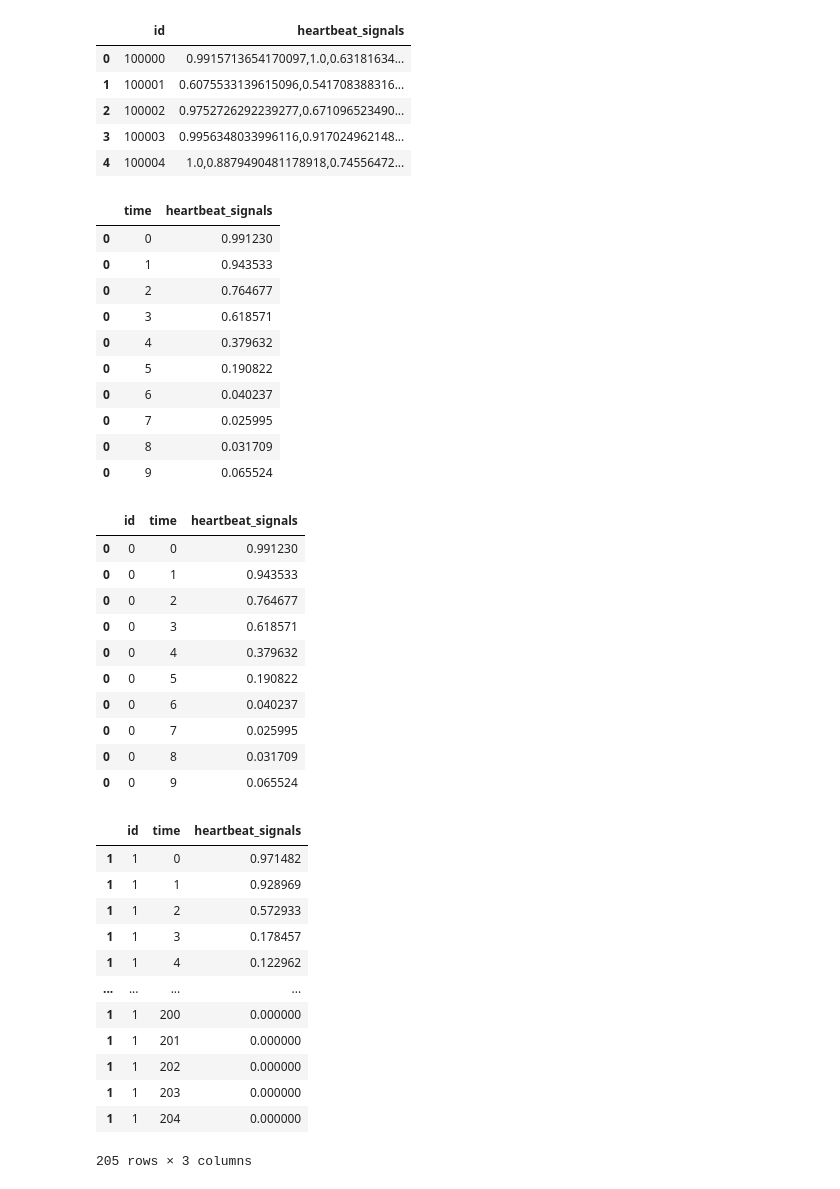
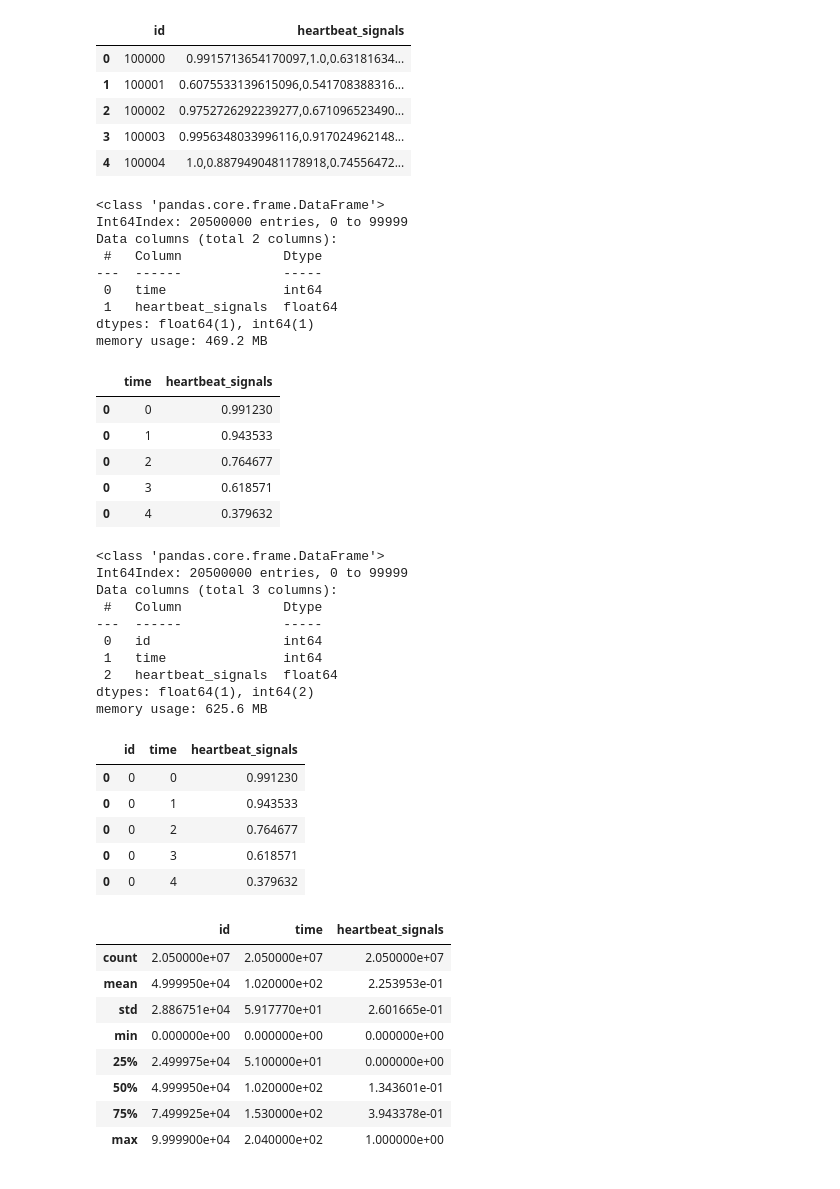
Before and after one commit to buaamse/ml, a Jupyter notebook: heartbeat_features.ipynb, the cells around one changed output. Drawn from its saved outputs; the diff is of its cells as text; code cells hidden in the pictures.

```diff
--- a/heartbeat_features.ipynb
+++ b/heartbeat_features.ipynb
@@ -83,20 +82,24 @@ train_heartbeat_df = train_heartbeat_df.set_index("level_0")
 train_heartbeat_df.index.name = None
 train_heartbeat_df.rename(columns={"level_1":"time", 0:"heartbeat_signals"}, inplace=True)
 train_heartbeat_df['heartbeat_signals'] = train_heartbeat_df['heartbeat_signals'].astype(float)
-
-train_heartbeat_df.head(10)
+train_heartbeat_df.info()
+train_heartbeat_df.head()
 # %% [output]
+<class 'pandas.core.frame.DataFrame'>
+Int64Index: 20500000 entries, 0 to 99999
+Data columns (total 2 columns):
+ #   Column             Dtype
+---  ------             -----
+ 0   time               int64
+ 1   heartbeat_signals  float64
+dtypes: float64(1), int64(1)
+memory usage: 469.2 MB
 |  | time | heartbeat_signals |
 | 0 | 0 | 0.991230 |
 | 0 | 1 | 0.943533 |
 | 0 | 2 | 0.764677 |
 | 0 | 3 | 0.618571 |
 | 0 | 4 | 0.379632 |
-| 0 | 5 | 0.190822 |
-| 0 | 6 | 0.040237 |
-| 0 | 7 | 0.025995 |
-| 0 | 8 | 0.031709 |
-| 0 | 9 | 0.065524 |
 # %%
 # 将处理后的心电特征加入到训练数据中，同时将训练数据label列单独存储
 # data_train_label = data_train['label']
@@ -108,36 +111,38 @@ data_train_label = data_train['label']
 data_train = data_train.drop(['label'], axis=1)
 data_train = data_train.drop(['heartbeat_signals'], axis=1)
 data_train = data_train.join(train_heartbeat_df)
-
-data_train.head(10)
+data_train.info()
+data_train.head()
 # %% [output]
+<class 'pandas.core.frame.DataFrame'>
+Int64Index: 20500000 entries, 0 to 99999
+Data columns (total 3 columns):
+ #   Column             Dtype
+---  ------             -----
+ 0   id                 int64
+ 1   time               int64
+ 2   heartbeat_signals  float64
+dtypes: float64(1), int64(2)
+memory usage: 625.6 MB
 |  | id | time | heartbeat_signals |
 | 0 | 0 | 0 | 0.991230 |
 | 0 | 0 | 1 | 0.943533 |
 | 0 | 0 | 2 | 0.764677 |
 | 0 | 0 | 3 | 0.618571 |
 | 0 | 0 | 4 | 0.379632 |
-| 0 | 0 | 5 | 0.190822 |
-| 0 | 0 | 6 | 0.040237 |
-| 0 | 0 | 7 | 0.025995 |
-| 0 | 0 | 8 | 0.031709 |
-| 0 | 0 | 9 | 0.065524 |
 # %%
 data_train[data_train["id"]==1]
+data_train.describe()
 # %% [output]
 |  | id | time | heartbeat_signals |
-| 1 | 1 | 0 | 0.971482 |
-| 1 | 1 | 1 | 0.928969 |
-| 1 | 1 | 2 | 0.572933 |
-| 1 | 1 | 3 | 0.178457 |
-| 1 | 1 | 4 | 0.122962 |
-| ... | ... | ... | ... |
-| 1 | 1 | 200 | 0.000000 |
-| 1 | 1 | 201 | 0.000000 |
-| 1 | 1 | 202 | 0.000000 |
-| 1 | 1 | 203 | 0.000000 |
-| 1 | 1 | 204 | 0.000000 |
+| count | 2.050000e+07 | 2.050000e+07 | 2.050000e+07 |
+| mean | 4.999950e+04 | 1.020000e+02 | 2.253953e-01 |
+| std | 2.886751e+04 | 5.917770e+01 | 2.601665e-01 |
+| min | 0.000000e+00 | 0.000000e+00 | 0.000000e+00 |
+| 25% | 2.499975e+04 | 5.100000e+01 | 0.000000e+00 |
+| 50% | 4.999950e+04 | 1.020000e+02 | 1.343601e-01 |
+| 75% | 7.499925e+04 | 1.530000e+02 | 3.943378e-01 |
+| max | 9.999900e+04 | 2.040000e+02 | 1.000000e+00 |
-205 rows × 3 columns
 # %%
 from tsfresh.feature_extraction import extract_features, MinimalFCParameters
 train_features = extract_features(data_train, column_id='id', column_sort='time', default_fc_parameters=MinimalFCParameters())
```
Also changed, not shown: parts of 4 cells of this notebook.
